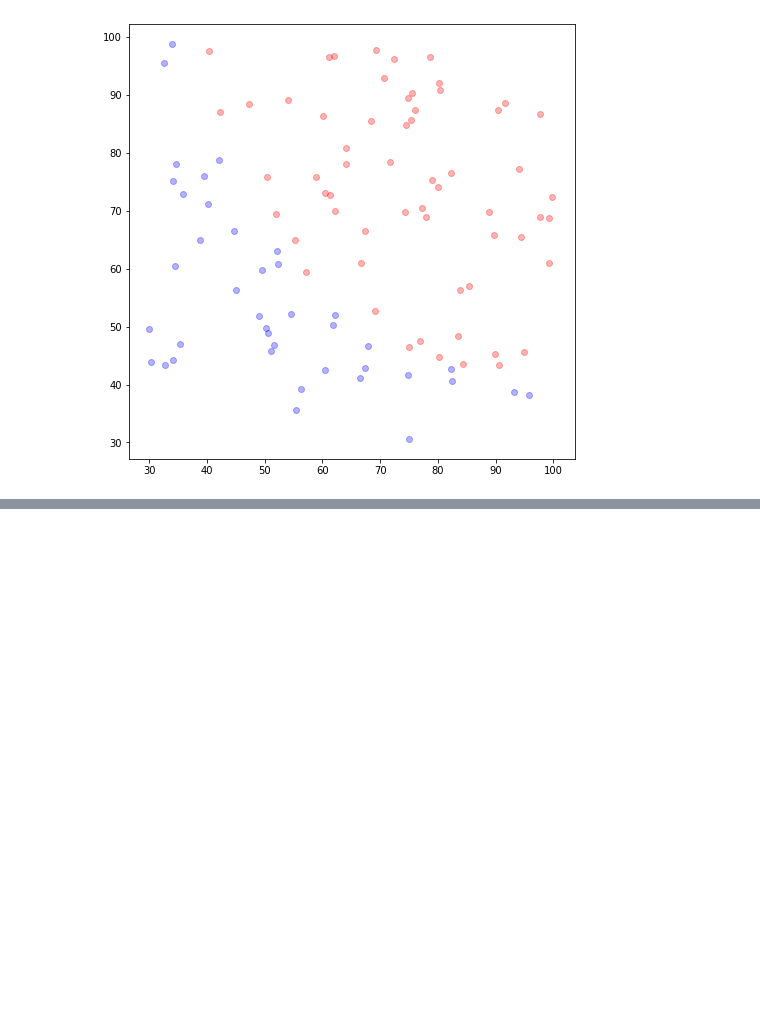
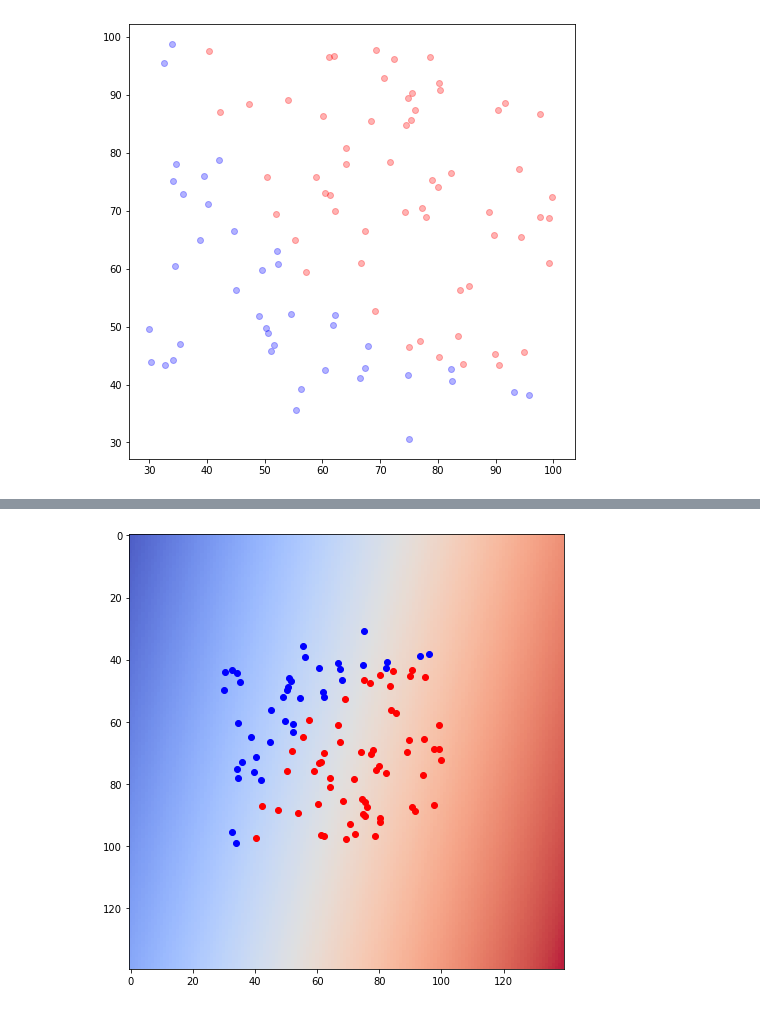
Before and after one commit to sangho-jeon/Machine_Learning, a Jupyter notebook: Assignment05/Assignment05.ipynb, the cells around one changed output, grey strips where cells are left out. Saved outputs shown, nothing was run; the diff lists cells and outputs as text; code cells hidden in the pictures; blank space fills up the shorter version.

```diff
--- a/Assignment05/Assignment05.ipynb
+++ b/Assignment05/Assignment05.ipynb
@@ -22,0 +158,29 @@ plt.show()
+# %%
+x = np.arange(30, 100, 0.5)
+y = np.arange(30, 100, 0.5)
+
+
+fig = plt.figure(figsize=(8,8))
+#ax = fig.gca(projection='3d')
+
+t0, t1 = np.meshgrid(x, y)
+z = []
+for i in y:
+    line = []
+    for j in x:
+        line.append(theta0 + theta1*j +theta2*i)
+    z.append(line)
+
+tz = np.array(z)
+plt.imshow(tz,cmap='coolwarm',alpha=0.9)
+plt.scatter(x_label0, y_label0, alpha=1, c='b')
+plt.scatter(x_label1, y_label1, alpha=1, c='r')
+#surf = ax.plot_surface(t0,t1,tz,cmap='coolwarm',linewidth=0,antialiased=True)
+
+
+#ax.scatter3D(x_label0, y_label0, 0, alpha=0.3, c='b')
+#ax.scatter3D(x_label1, y_label1, 1, alpha=0.3, c='r')
+
+plt.show()
+# %% [output]
+[figure, added]
```
Also changed, not shown: parts of 5 cells of this notebook.
